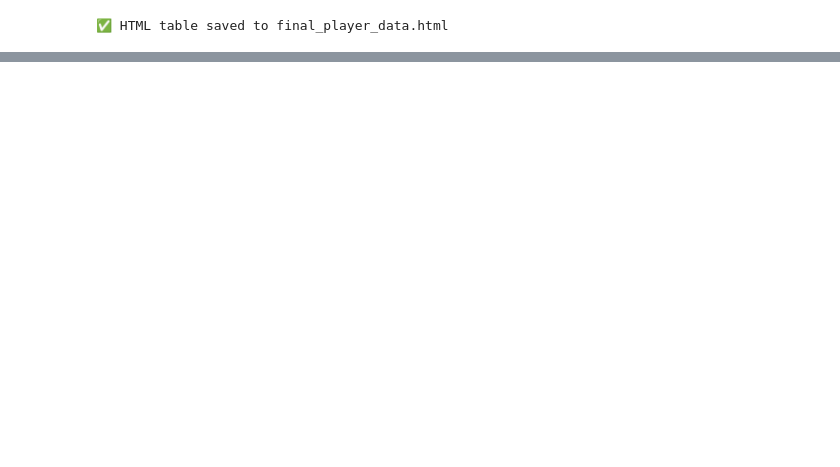
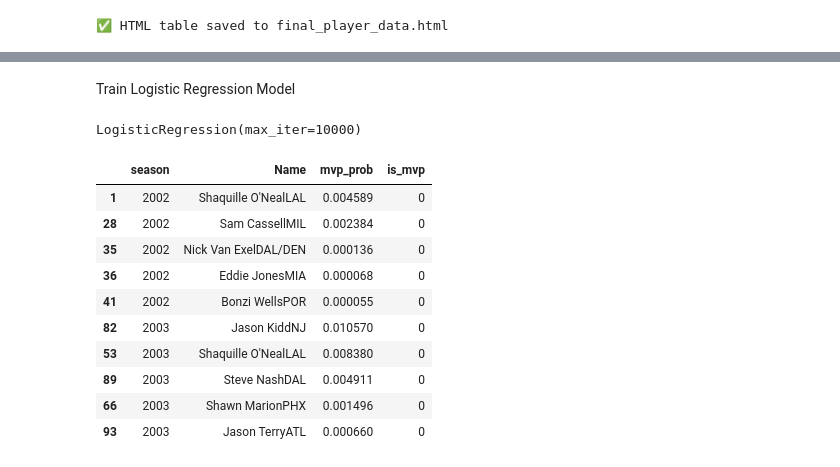
Before and after one commit to varshabala2/NBA_MVP_Predictor, a Jupyter notebook: notebooks/03_model_training.ipynb, the cells around one changed output, grey strips where cells are left out. Drawn from its saved outputs; the diff is of its cells as text; code cells hidden in the pictures; blank space fills up the shorter version.

```diff
--- a/notebooks/03_model_training.ipynb
+++ b/notebooks/03_model_training.ipynb
@@ -149,0 +169,8 @@ print("✅ HTML table saved to final_player_data.html")
+# %%
+features = [
+    'GP', 'MIN', 'PTS', 'FGM', 'FGA', 'FG%', '3PM',
+    '3PA', '3P%', 'FTM', 'FTA', 'FT%', 'REB', 'AST', 'STL', 'BLK', 'TO',
+    'DD2', 'TD3'
+]
+
+target = "is_mvp"
@@ -149,0 +197,7 @@ print("✅ HTML table saved to final_player_data.html")
+# %% [markdown]
+Train Logistic Regression Model
+# %%
+model = LogisticRegression(max_iter=10000)
+model.fit(X_train, y_train)
+# %% [output]
+LogisticRegression(max_iter=10000)
@@ -149,0 +207,22 @@ print("✅ HTML table saved to final_player_data.html")
+# %%
+# Sort by season and predicted probability
+season_rankings = (
+    test_df.sort_values(["season", "mvp_prob"], ascending=[True, False])
+    .groupby("season")
+    .head(5)  # Top 5 MVP candidates per season
+)
+
+# Display a few
+season_rankings[["season", "Name", "mvp_prob", "is_mvp"]].head(10)
+# %% [output]
+|  | season | Name | mvp_prob | is_mvp |
+| 1 | 2002 | Shaquille O'NealLAL | 0.004589 | 0 |
+| 28 | 2002 | Sam CassellMIL | 0.002384 | 0 |
+| 35 | 2002 | Nick Van ExelDAL/DEN | 0.000136 | 0 |
+| 36 | 2002 | Eddie JonesMIA | 0.000068 | 0 |
+| 41 | 2002 | Bonzi WellsPOR | 0.000055 | 0 |
+| 82 | 2003 | Jason KiddNJ | 0.010570 | 0 |
+| 53 | 2003 | Shaquille O'NealLAL | 0.008380 | 0 |
+| 89 | 2003 | Steve NashDAL | 0.004911 | 0 |
+| 66 | 2003 | Shawn MarionPHX | 0.001496 | 0 |
+| 93 | 2003 | Jason TerryATL | 0.000660 | 0 |
```
Also changed, not shown: parts of 13 cells of this notebook.
